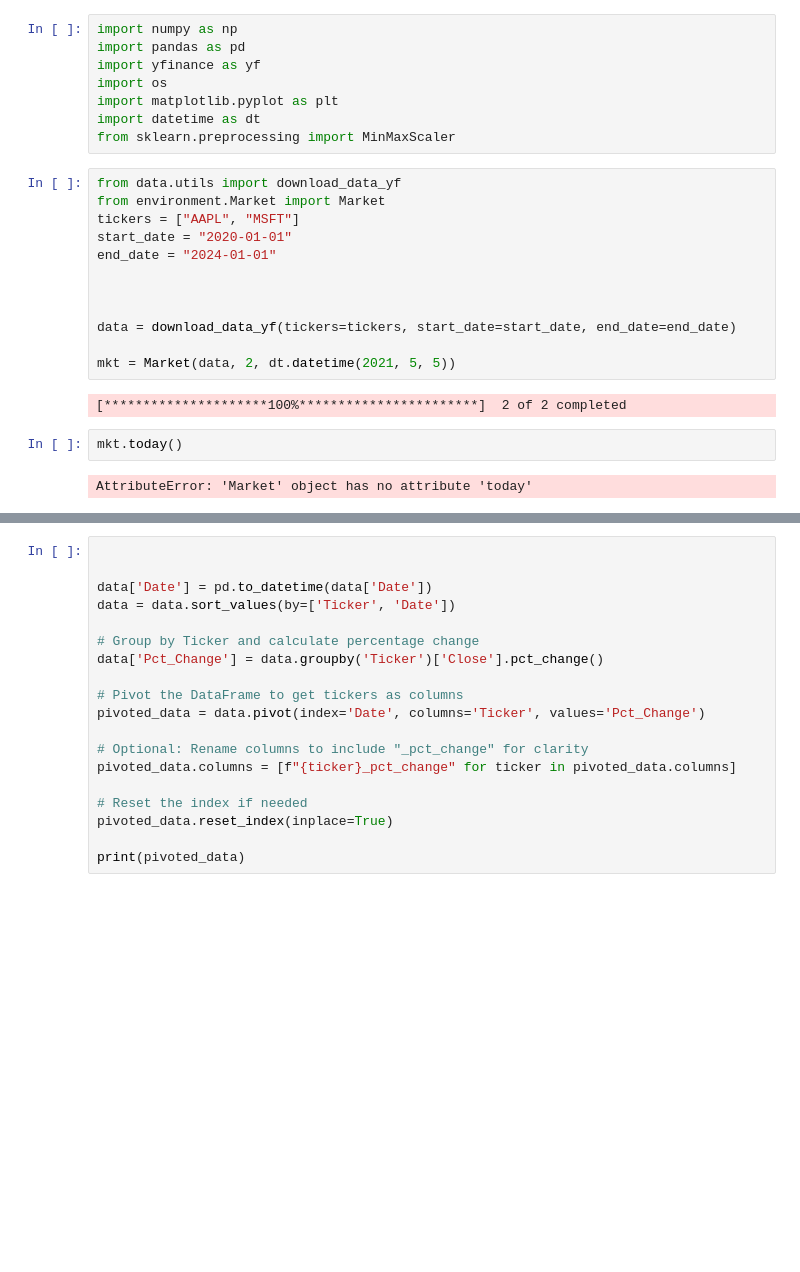
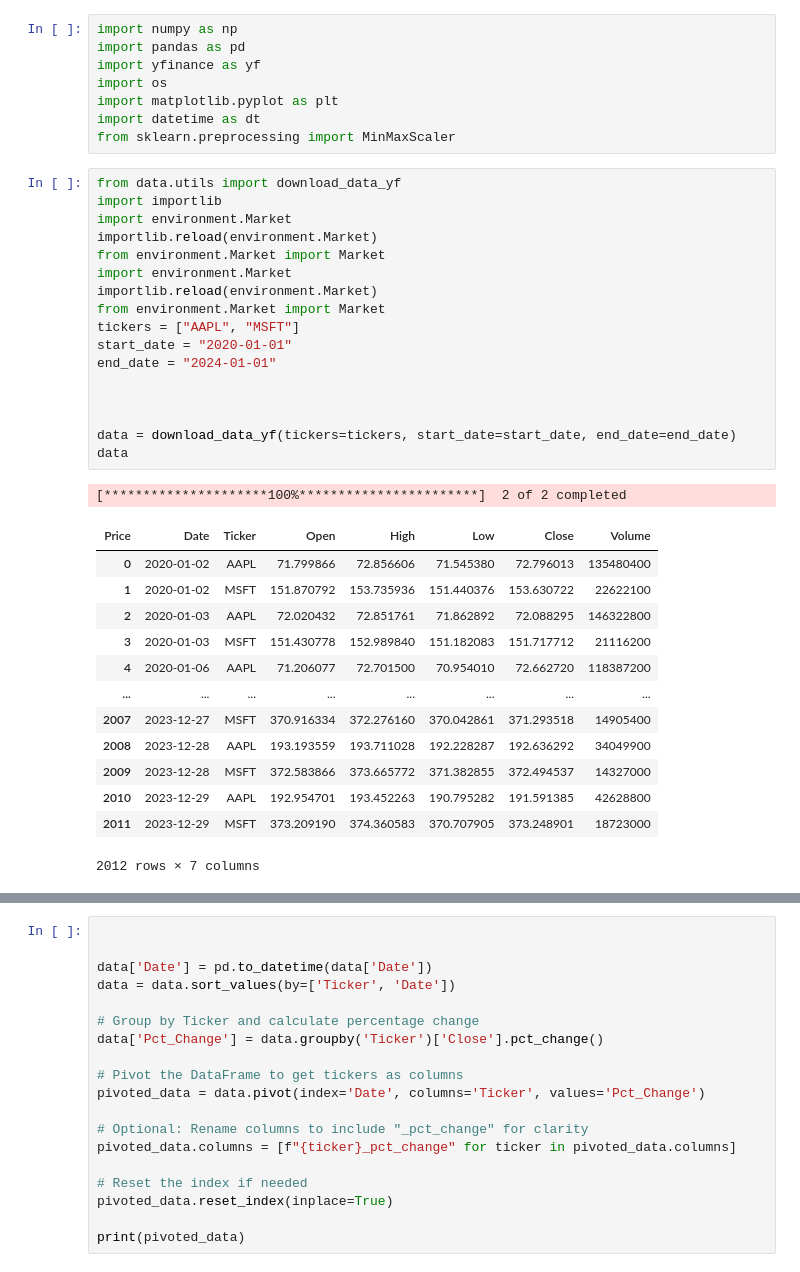
Before and after one commit to mitchchessnoob/portfolio_optimization, a Jupyter notebook: beta/testing.ipynb, the cells around one changed output, grey strips where cells are left out. Cells and saved outputs as stored; diff of their text form; blank space fills up the shorter version.

```diff
--- a/beta/testing.ipynb
+++ b/beta/testing.ipynb
@@ -8,19 +8,33 @@ import datetime as dt
 from sklearn.preprocessing import MinMaxScaler
 # %%
 from data.utils import download_data_yf
+import importlib
+import environment.Market
+importlib.reload(environment.Market)
+from environment.Market import Market
+import environment.Market
+importlib.reload(environment.Market)
 from environment.Market import Market
 tickers = ["AAPL", "MSFT"]
 start_date = "2020-01-01"
 end_date = "2024-01-01"
 
 
 
 data = download_data_yf(tickers=tickers, start_date=start_date, end_date=end_date)
-
-mkt = Market(data, 2, dt.datetime(2021, 5, 5))
+data
 # %% [output]
 [*********************100%***********************]  2 of 2 completed
+| Price | Date | Ticker | Open | High | Low | Close | Volume |
+| 0 | 2020-01-02 | AAPL | 71.799866 | 72.856606 | 71.545380 | 72.796013 | 135480400 |
+| 1 | 2020-01-02 | MSFT | 151.870792 | 153.735936 | 151.440376 | 153.630722 | 22622100 |
+| 2 | 2020-01-03 | AAPL | 72.020432 | 72.851761 | 71.862892 | 72.088295 | 146322800 |
+| 3 | 2020-01-03 | MSFT | 151.430778 | 152.989840 | 151.182083 | 151.717712 | 21116200 |
+| 4 | 2020-01-06 | AAPL | 71.206077 | 72.701500 | 70.954010 | 72.662720 | 118387200 |
+| ... | ... | ... | ... | ... | ... | ... | ... |
+| 2007 | 2023-12-27 | MSFT | 370.916334 | 372.276160 | 370.042861 | 371.293518 | 14905400 |
+| 2008 | 2023-12-28 | AAPL | 193.193559 | 193.711028 | 192.228287 | 192.636292 | 34049900 |
+| 2009 | 2023-12-28 | MSFT | 372.583866 | 373.665772 | 371.382855 | 372.494537 | 14327000 |
+| 2010 | 2023-12-29 | AAPL | 192.954701 | 193.452263 | 190.795282 | 191.591385 | 42628800 |
+| 2011 | 2023-12-29 | MSFT | 373.209190 | 374.360583 | 370.707905 | 373.248901 | 18723000 |
+2012 rows × 7 columns
-# %%
-mkt.today()
-# %% [output]
-AttributeError: 'Market' object has no attribute 'today'
```
Also changed, not shown: parts of 8 cells of this notebook, 5 other files.
